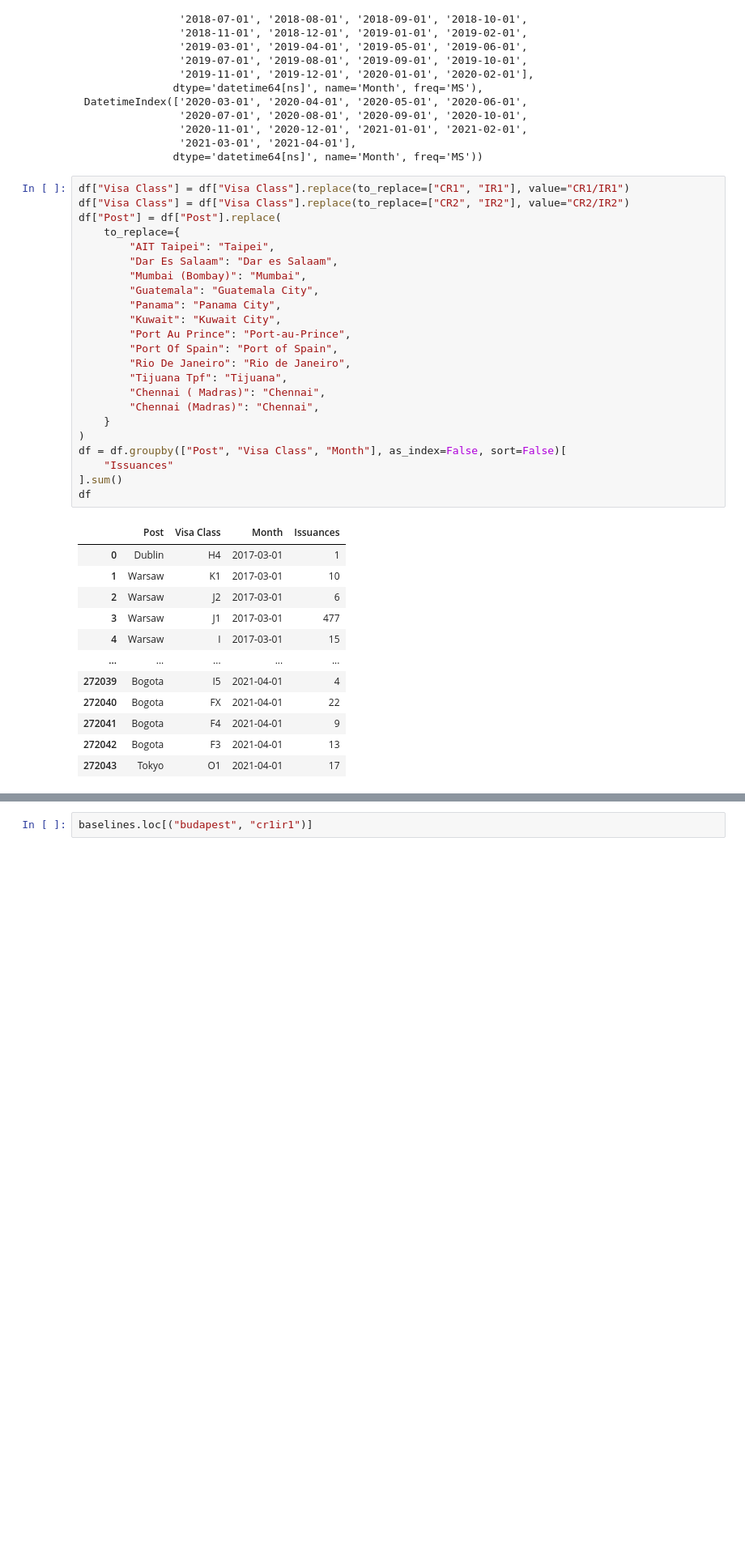
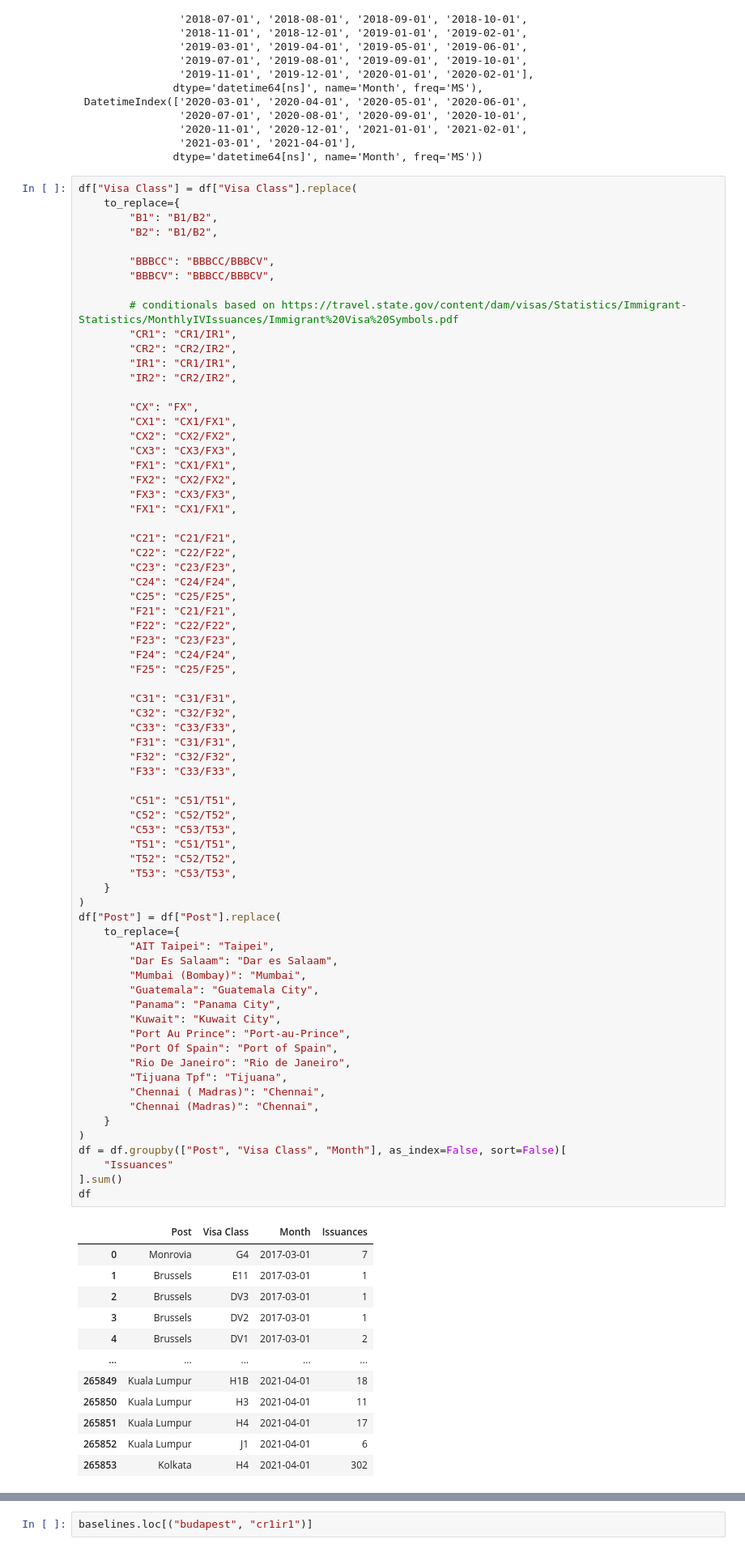
Before and after one commit to underyx/visawhen, a Jupyter notebook: data/consulates/baselines.ipynb, the cells around one changed output, grey strips where cells are left out. Shown at 81% size. Drawn from its saved outputs; the diff is of its cells as text; blank space fills up the shorter version.

```diff
--- a/data/consulates/baselines.ipynb
+++ b/data/consulates/baselines.ipynb
@@ -28,38 +28,85 @@ NORMAL_MONTHS, COVID_MONTHS
                 '2021-03-01', '2021-04-01'],
                dtype='datetime64[ns]', name='Month', freq='MS'))
 # %%
-df["Visa Class"] = df["Visa Class"].replace(to_replace=["CR1", "IR1"], value="CR1/IR1")
-df["Visa Class"] = df["Visa Class"].replace(to_replace=["CR2", "IR2"], value="CR2/IR2")
+df["Visa Class"] = df["Visa Class"].replace(
+    to_replace={
+        "B1": "B1/B2",
+        "B2": "B1/B2",
+
+        "BBBCC": "BBBCC/BBBCV",
+        "BBBCV": "BBBCC/BBBCV",
+
+        # conditionals based on https://travel.state.gov/content/dam/visas/Statistics/Immigrant-Statistics/MonthlyIVIssuances/Immigrant%20Visa%20Symbols.pdf
+        "CR1": "CR1/IR1",
+        "CR2": "CR2/IR2",
+        "IR1": "CR1/IR1",
+        "IR2": "CR2/IR2",
+
+        "CX": "FX",
+        "CX1": "CX1/FX1",
+        "CX2": "CX2/FX2",
+        "CX3": "CX3/FX3",
+        "FX1": "CX1/FX1",
+        "FX2": "CX2/FX2",
+        "FX3": "CX3/FX3",
+        "FX1": "CX1/FX1",
+
+        "C21": "C21/F21",
+        "C22": "C22/F22",
+        "C23": "C23/F23",
+        "C24": "C24/F24",
+        "C25": "C25/F25",
+        "F21": "C21/F21",
+        "F22": "C22/F22",
+        "F23": "C23/F23",
+        "F24": "C24/F24",
+        "F25": "C25/F25",
+
+        "C31": "C31/F31",
+        "C32": "C32/F32",
+        "C33": "C33/F33",
+        "F31": "C31/F31",
+        "F32": "C32/F32",
+        "F33": "C33/F33",
+
+        "C51": "C51/T51",
+        "C52": "C52/T52",
+        "C53": "C53/T53",
+        "T51": "C51/T51",
+        "T52": "C52/T52",
+        "T53": "C53/T53",
+    }
+)
 df["Post"] = df["Post"].replace(
     to_replace={
         "AIT Taipei": "Taipei",
         "Dar Es Salaam": "Dar es Salaam",
         "Mumbai (Bombay)": "Mumbai",
         "Guatemala": "Guatemala City",
         "Panama": "Panama City",
         "Kuwait": "Kuwait City",
         "Port Au Prince": "Port-au-Prince",
         "Port Of Spain": "Port of Spain",
         "Rio De Janeiro": "Rio de Janeiro",
         "Tijuana Tpf": "Tijuana",
         "Chennai ( Madras)": "Chennai",
         "Chennai (Madras)": "Chennai",
     }
 )
 df = df.groupby(["Post", "Visa Class", "Month"], as_index=False, sort=False)[
     "Issuances"
 ].sum()
 df
 # %% [output]
 |  | Post | Visa Class | Month | Issuances |
-| 0 | Dublin | H4 | 2017-03-01 | 1 |
-| 1 | Warsaw | K1 | 2017-03-01 | 10 |
-| 2 | Warsaw | J2 | 2017-03-01 | 6 |
-| 3 | Warsaw | J1 | 2017-03-01 | 477 |
-| 4 | Warsaw | I | 2017-03-01 | 15 |
+| 0 | Monrovia | G4 | 2017-03-01 | 7 |
+| 1 | Brussels | E11 | 2017-03-01 | 1 |
+| 2 | Brussels | DV3 | 2017-03-01 | 1 |
+| 3 | Brussels | DV2 | 2017-03-01 | 1 |
+| 4 | Brussels | DV1 | 2017-03-01 | 2 |
 | ... | ... | ... | ... | ... |
-| 272039 | Bogota | I5 | 2021-04-01 | 4 |
-| 272040 | Bogota | FX | 2021-04-01 | 22 |
-| 272041 | Bogota | F4 | 2021-04-01 | 9 |
-| 272042 | Bogota | F3 | 2021-04-01 | 13 |
-| 272043 | Tokyo | O1 | 2021-04-01 | 17 |
+| 265849 | Kuala Lumpur | H1B | 2021-04-01 | 18 |
+| 265850 | Kuala Lumpur | H3 | 2021-04-01 | 11 |
+| 265851 | Kuala Lumpur | H4 | 2021-04-01 | 17 |
+| 265852 | Kuala Lumpur | J1 | 2021-04-01 | 6 |
+| 265853 | Kolkata | H4 | 2021-04-01 | 302 |
```
Also changed, not shown: parts of 3 cells of this notebook, 3 other files.
